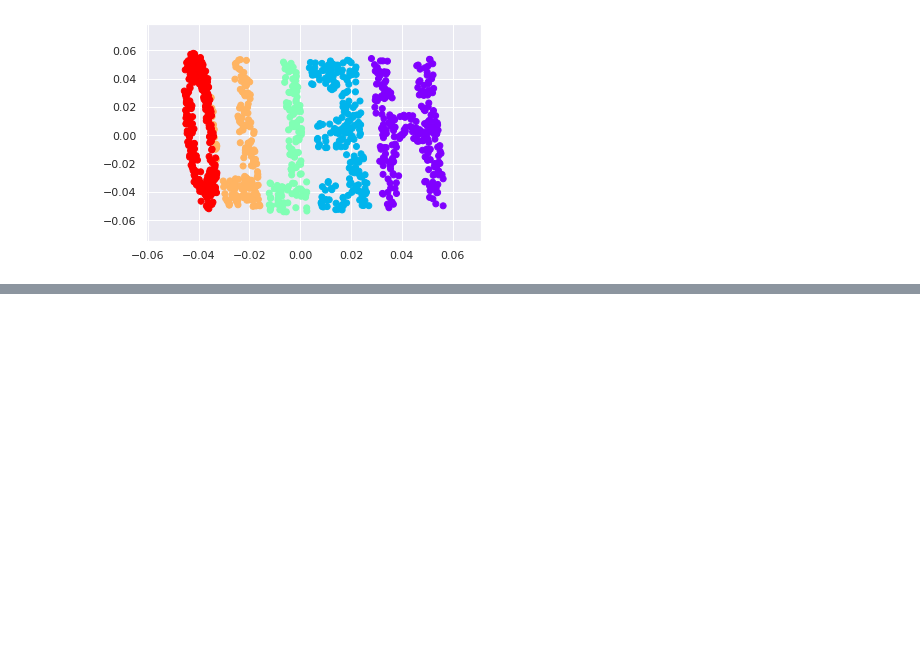
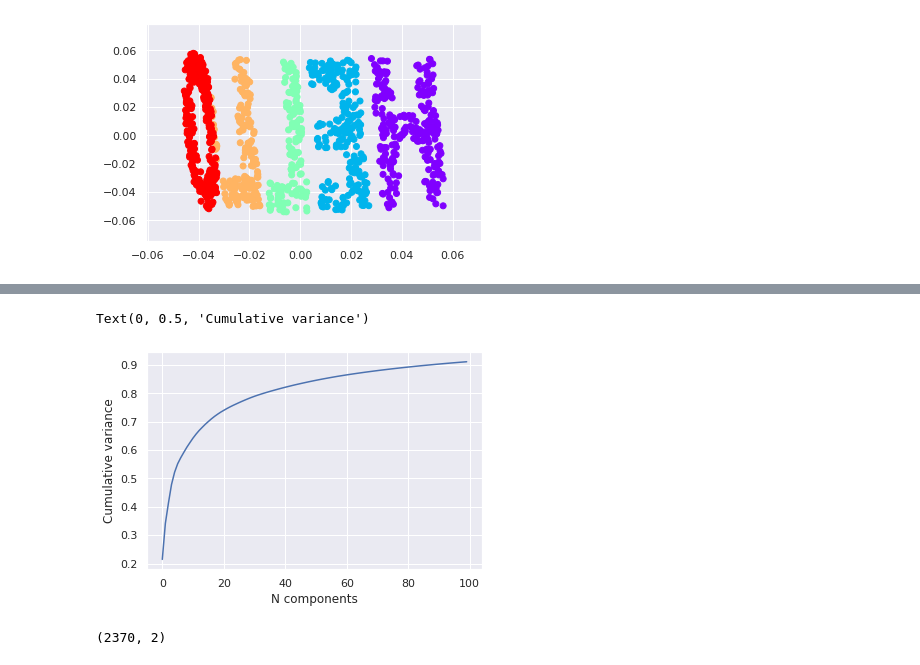
Before and after one commit to arti1117/python-ds-handbook, a Jupyter notebook: CHAPTER05/심화 학습 다양체 학습.ipynb, the cells around one changed output, grey strips where cells are left out. Drawn from its saved outputs; the diff is of its cells as text; code cells hidden in the pictures; blank space fills up the shorter version.

```diff
--- a/CHAPTER05/심화 학습 다양체 학습.ipynb
+++ b/CHAPTER05/심화 학습 다양체 학습.ipynb
@@ -127,0 +140,16 @@ ax.scatter(out[:, 0], out[:, 1], **colorize)
+# %%
+from sklearn.decomposition import PCA as RandomizedPCA
+model = RandomizedPCA(100).fit(faces.data)
+plt.plot(np.cumsum(model.explained_variance_ratio_))
+plt.xlabel('N components')
+plt.ylabel('Cumulative variance')
+# %% [output]
+Text(0, 0.5, 'Cumulative variance')
+[figure, added]
+# %%
+from sklearn.manifold import Isomap
+model = Isomap(n_components=2)
+proj = model.fit_transform(faces.data)
+proj.shape
+# %% [output]
+(2370, 2)
```
Also changed, not shown: parts of 8 cells of this notebook.
